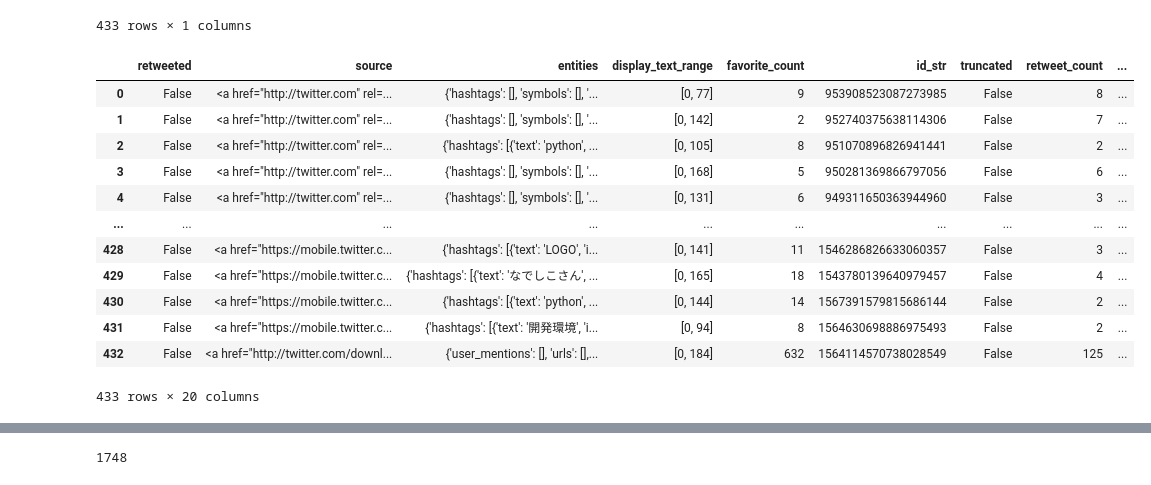
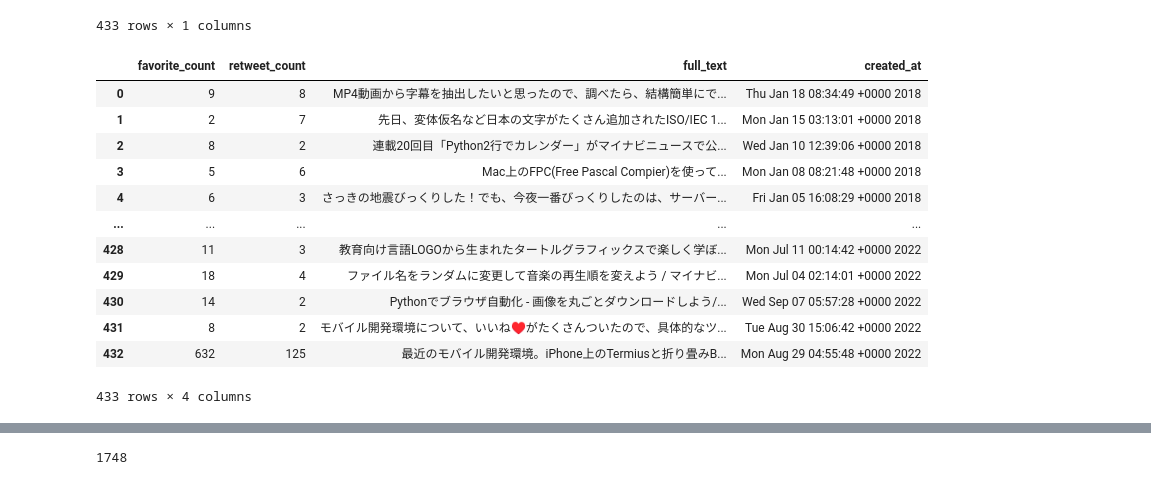
Before and after one commit to kujirahand/book-json-sample, a Jupyter notebook: src/ch6/pandas_tw.ipynb, the cells around one changed output, grey strips where cells are left out. Drawn from its saved outputs; the diff is of its cells as text; code cells hidden in the pictures.

```diff
--- a/src/ch6/pandas_tw.ipynb
+++ b/src/ch6/pandas_tw.ipynb
@@ -18,22 +32,24 @@ pd.read_json('tweet_fix.json')
 # %%
 import pandas as pd
-# Twitterのアーカイブファイルを読む
+# Twitterのアーカイブファイルを読む --- (※1)
 df = pd.read_json('tweet_fix.json')
-# 各列にあるtweetを取り出す
+# 各行にあるtweetを取り出す
 df = pd.DataFrame(df.tweet.to_list())
-# 一覧を表示
+
+# 必要な列だけを取り出す --- (※2)
+df = df[['favorite_count', 'retweet_count', 'full_text', 'created_at']]
 df
 # %% [output]
-|  | retweeted | source | entities | display_text_range | favorite_count | id_str | truncated | retweet_count | ... |
-| 0 | False | <a href="http://twitter.com" rel=... | {'hashtags': [], 'symbols': [], '... | [0, 77] | 9 | 953908523087273985 | False | 8 | ... |
-| 1 | False | <a href="http://twitter.com" rel=... | {'hashtags': [], 'symbols': [], '... | [0, 142] | 2 | 952740375638114306 | False | 7 | ... |
-| 2 | False | <a href="http://twitter.com" rel=... | {'hashtags': [{'text': 'python', ... | [0, 105] | 8 | 951070896826941441 | False | 2 | ... |
-| 3 | False | <a href="http://twitter.com" rel=... | {'hashtags': [], 'symbols': [], '... | [0, 168] | 5 | 950281369866797056 | False | 6 | ... |
-| 4 | False | <a href="http://twitter.com" rel=... | {'hashtags': [], 'symbols': [], '... | [0, 131] | 6 | 949311650363944960 | False | 3 | ... |
-| ... | ... | ... | ... | ... | ... | ... | ... | ... | ... |
-| 428 | False | <a href="https://mobile.twitter.c... | {'hashtags': [{'text': 'LOGO', 'i... | [0, 141] | 11 | 1546286826633060357 | False | 3 | ... |
-| 429 | False | <a href="https://mobile.twitter.c... | {'hashtags': [{'text': 'なでしこさん', ... | [0, 165] | 18 | 1543780139640979457 | False | 4 | ... |
-| 430 | False | <a href="https://mobile.twitter.c... | {'hashtags': [{'text': 'python', ... | [0, 144] | 14 | 1567391579815686144 | False | 2 | ... |
-| 431 | False | <a href="https://mobile.twitter.c... | {'hashtags': [{'text': '開発環境', 'i... | [0, 94] | 8 | 1564630698886975493 | False | 2 | ... |
-| 432 | False | <a href="http://twitter.com/downl... | {'user_mentions': [], 'urls': [],... | [0, 184] | 632 | 1564114570738028549 | False | 125 | ... |
+|  | favorite_count | retweet_count | full_text | created_at |
+| 0 | 9 | 8 | MP4動画から字幕を抽出したいと思ったので、調べたら、結構簡単にで... | Thu Jan 18 08:34:49 +0000 2018 |
+| 1 | 2 | 7 | 先日、変体仮名など日本の文字がたくさん追加されたISO/IEC 1... | Mon Jan 15 03:13:01 +0000 2018 |
+| 2 | 8 | 2 | 連載20回目「Python2行でカレンダー」がマイナビニュースで公... | Wed Jan 10 12:39:06 +0000 2018 |
+| 3 | 5 | 6 | Mac上のFPC(Free Pascal Compier)を使って... | Mon Jan 08 08:21:48 +0000 2018 |
+| 4 | 6 | 3 | さっきの地震びっくりした！でも、今夜一番びっくりしたのは、サーバー... | Fri Jan 05 16:08:29 +0000 2018 |
+| ... | ... | ... | ... | ... |
+| 428 | 11 | 3 | 教育向け言語LOGOから生まれたタートルグラフィックスで楽しく学ぼ... | Mon Jul 11 00:14:42 +0000 2022 |
+| 429 | 18 | 4 | ファイル名をランダムに変更して音楽の再生順を変えよう / マイナビ... | Mon Jul 04 02:14:01 +0000 2022 |
+| 430 | 14 | 2 | Pythonでブラウザ自動化 - 画像を丸ごとダウンロードしよう/... | Wed Sep 07 05:57:28 +0000 2022 |
+| 431 | 8 | 2 | モバイル開発環境について、いいね♥がたくさんついたので、具体的なツ... | Tue Aug 30 15:06:42 +0000 2022 |
+| 432 | 632 | 125 | 最近のモバイル開発環境。iPhone上のTermiusと折り畳みB... | Mon Aug 29 04:55:48 +0000 2022 |
-433 rows × 20 columns
+433 rows × 4 columns
```
Also changed, not shown: parts of 20 cells of this notebook, 4 other files.
